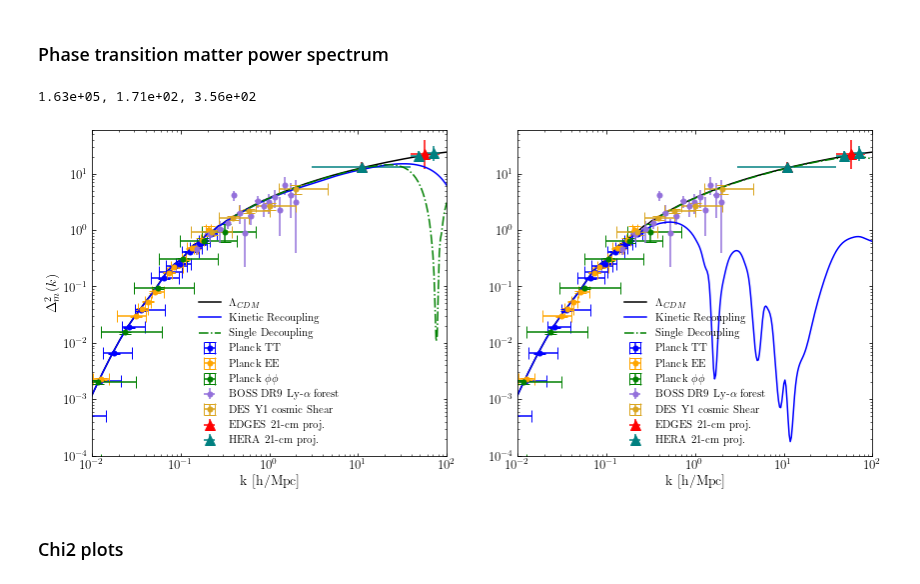
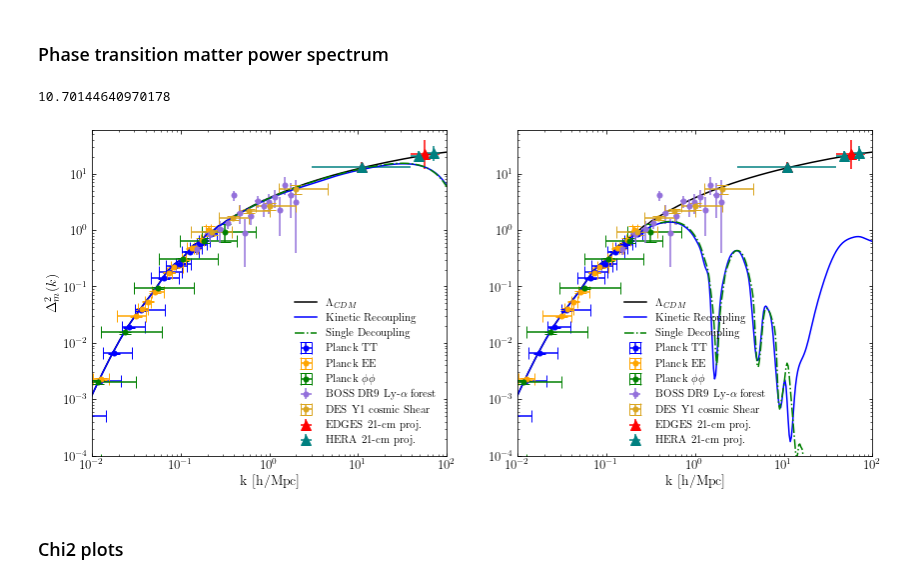
Before and after one commit to NolanSmyth/class_recoupling, a Jupyter notebook: updated_plots.ipynb, the cells around one changed output. Drawn from its saved outputs; the diff is of its cells as text; code cells hidden in the pictures.

Commit message:
Added sd optimization and best fit

```diff
--- a/updated_plots.ipynb
+++ b/updated_plots.ipynb
@@ -43,3 +24,7 @@ h5pydir = 'h5py_dat/'
+# %%
+A_recs = [1e11, 1e12, 1e14]
+kk = np.logspace(-4, 2, 500)
+ktoev = 8.6173e-5
 # %%
 plt.style.use("/Users/nolansmyth/Dropbox/kinetic_recoupling/figures/style.mplstyle")
 sns.set_palette("colorblind")
@@ -304,4 +120,11 @@ def plot_varied_recoupling_strong(Tr0, Ar0, Tr1, Ar1, save=False):
 # %%
+a_idm_dr=1e1
+nindex_idm_dr=2
+omega0_cdm=0.12038
+f_idm_dr=1.0
+h=0.67556
+xi_idr=0.3
+
 def dmu_idm_dr(
     T_rec,
     A_rec,
@@ -337,10 +160,10 @@ def plot_varied_recoupling(Tr1, Tr2, Ar1, Ar2, num_interps=7, save=False):
     """
 
     zs = np.logspace(5, 8, 1000)
-    dmus1 = [dmu_idm_dr(Tr1, Ar1, z, a_idm_dr = 1e1, nindex_idm_dr=2) for z in zs]
-    dmus2 = [dmu_idm_dr(Tr2, Ar2, z, a_idm_dr = 1e1, nindex_idm_dr=2) for z in zs]
-
-    pks_no_rec
+    # dmus1 = [dmu_idm_dr(Tr1, Ar1, z, a_idm_dr = 1e1, nindex_idm_dr=2) for z in zs]
+    # dmus2 = [dmu_idm_dr(Tr2, Ar2, z, a_idm_dr = 1e1, nindex_idm_dr=2) for z in zs]
+    dmus1 = [dmu_idm_dr(Tr1, Ar1, z) for z in zs]
+    dmus2 = [dmu_idm_dr(Tr2, Ar2, z) for z in zs]
 
     fig = plt.figure(1, figsize=(8, 8))
     plt.subplot(211)
@@ -362,14 +185,10 @@ def plot_varied_recoupling(Tr1, Tr2, Ar1, Ar2, num_interps=7, save=False):
     plt.xscale("log")
     plt.yscale("log")
     plt.xlim(1e0, 1e2)
-    # plt.ylim(0.97, 1)
-    # plt.ylim(5e-4, 1e-1)
     plt.ylim(1e-1, 2e0)
     plt.xlabel("$k$ [$\mathrm{h}$ $\mathrm{Mpc}^{-1}$]")
     plt.ylabel("$1 - \Delta/\Delta_0$")
-    # plt.ylabel("$\mathrm{Log}_{10}(1 - \Delta/\Delta_0)$")
     plt.legend(loc="upper left")
-    # plt.title("Double Decoupling")
     plt.subplot(212)
     plt.xscale("log")
     plt.yscale("log")
@@ -378,14 +197,12 @@ def plot_varied_recoupling(Tr1, Tr2, Ar1, Ar2, num_interps=7, save=False):
     plt.plot(
         zs,
         dmus1,
-        # "b",
         label="$T_\mathrm{rec}$=%s eV, $A_\mathrm{rec}$=%s"
         % (scientific_format(Tr1 * ktoev), scientific_format(Ar1)),
     )
     plt.plot(
         zs,
         dmus2,
-        # "r--",
         label="$T_\mathrm{rec}$=%s eV, $A_\mathrm{rec}$=%s"
         % (scientific_format(Tr2 * ktoev), scientific_format(Ar2)),
     )
@@ -393,7 +210,6 @@ def plot_varied_recoupling(Tr1, Tr2, Ar1, Ar2, num_interps=7, save=False):
     plt.plot(np.logspace(5, 8, 100), np.ones(100), "--k")
 
     plt.xlim(zs[0], zs[-1])
-    # plt.ylim(1e-8, 2e3)
 
     plt.legend(loc="upper left")
     fig.tight_layout(h_pad=2)
@@ -649,45 +491,45 @@ def plot_observations(Tr, Ar, best_fit_a, mwarm = None, save=False):
+# %%
+best_sd_fit_dimless(T_rec_strong_arr[plot_idx],A_rec_strong_arr[plot_idx], a_idm_dr_arr)
+# %% [output]
+10.70144640970178
 # %%
 plot_idx = 40
 plot_idx2 = 70
 
-
-print(
-    "{:.2e}, {:.2e}, {:.2e}".format(
-        T_rec_strong_arr[plot_idx],
-        A_rec_strong_arr[plot_idx],
-        best_a_dimless_arr[plot_idx - 50, plot_idx - 50],
-    )
-)
+best_fit_a = best_sd_fit_dimless(T_rec_strong_arr[plot_idx],A_rec_strong_arr[plot_idx], a_idm_dr_arr)
 
 plt.figure(figsize=(14, 6))
 
 plt.subplot(1, 2, 1)
 
 plot_observations(
     T_rec_strong_arr[plot_idx],
     A_rec_strong_arr[plot_idx],
-    best_a_dimless_arr[plot_idx - 50, plot_idx - 50],
+    # best_a_dimless_arr[plot_idx - 50, plot_idx - 50],
+    best_fit_a,
     # mwarm="30kev",
     mwarm="50kev",
     save=False,
 )
 
 plt.subplot(1, 2, 2)
 
+best_fit_a = best_sd_fit_dimless(T_rec_strong_arr[plot_idx2],A_rec_strong_arr[plot_idx2], a_idm_dr_arr)
+
 plot_observations(
     T_rec_strong_arr[plot_idx2],
     A_rec_strong_arr[plot_idx2],
-    best_a_dimless_arr[plot_idx2 - 50, plot_idx2 - 50],
+    # best_a_dimless_arr[plot_idx2 - 50, plot_idx2 - 50],
+    best_fit_a,
     mwarm="30kev",
     # mwarm="50kev",
     save=False,
 )
 plt.ylabel(None)
 
 plt.show()
 # %% [output]
-1.63e+05, 1.71e+02, 3.56e+02
-[figure, old version]
+[figure, new version]
 # %% [markdown]
 ### Chi2 plots
 # %%
```
Also changed, not shown: parts of 33 cells of this notebook, 10 other files.
